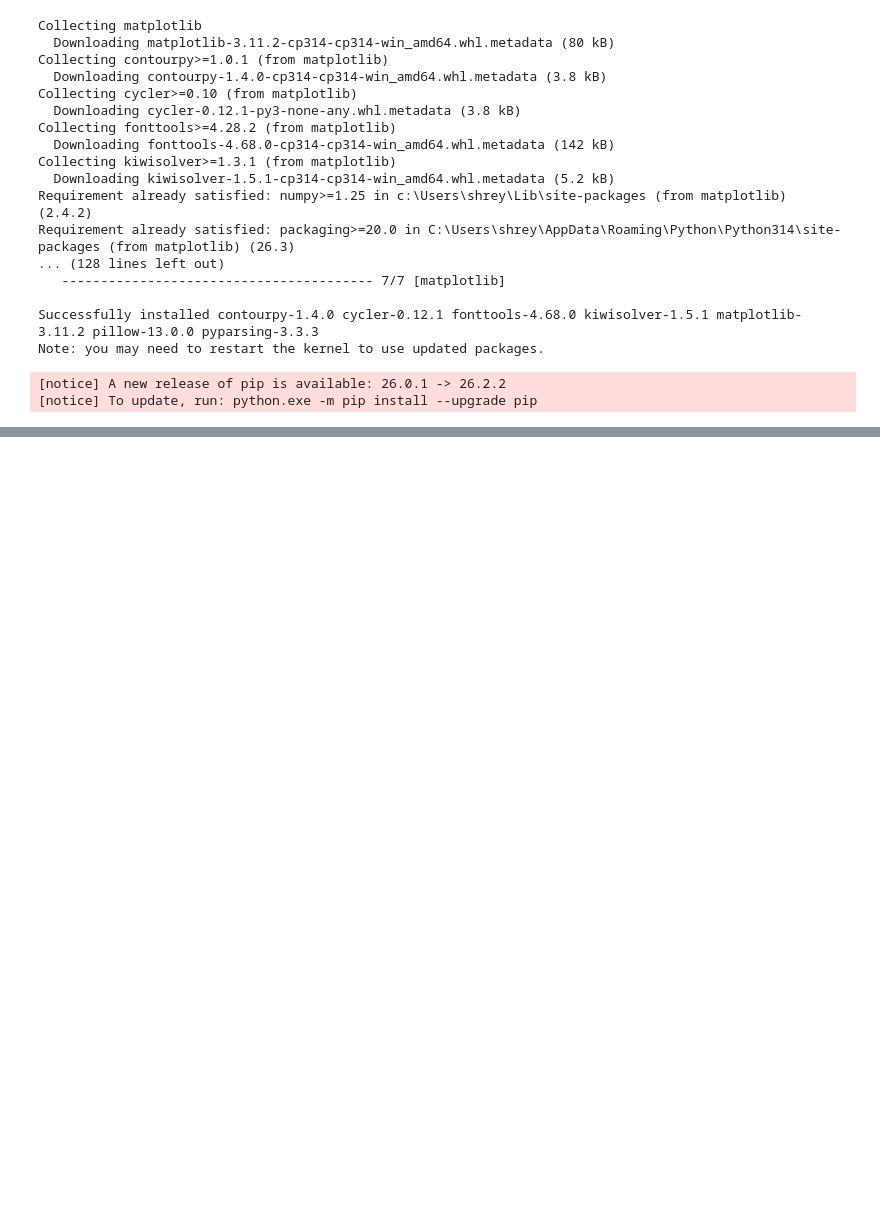
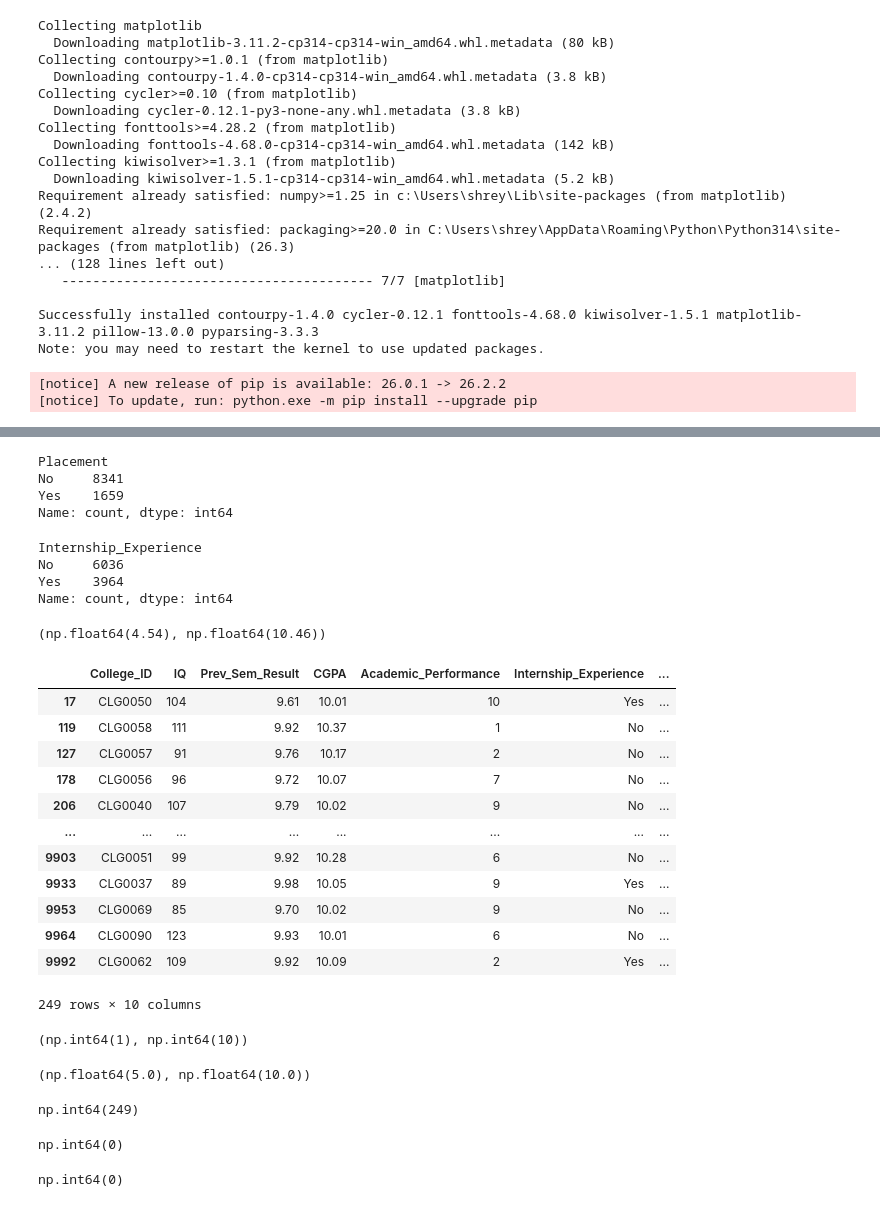
Before and after one commit to Shrexya/College-Placement-Data-Analysis, a Jupyter notebook: Notebook/placement_analysis.ipynb, the cells around one changed output, grey strips where cells are left out. Saved outputs shown, nothing was run; the diff lists cells and outputs as text; code cells hidden in the pictures; blank space fills up the shorter version.

```diff
--- a/Notebook/placement_analysis.ipynb
+++ b/Notebook/placement_analysis.ipynb
@@ -118,0 +151,54 @@ Note: you may need to restart the kernel to use updated packages.
+# %%
+df["Placement"].value_counts()
+# %% [output]
+Placement
+No     8341
+Yes    1659
+Name: count, dtype: int64
+# %%
+df["Internship_Experience"].value_counts()
+# %% [output]
+Internship_Experience
+No     6036
+Yes    3964
+Name: count, dtype: int64
+# %%
+df["CGPA"].min(), df["CGPA"].max()
+# %% [output]
+(np.float64(4.54), np.float64(10.46))
+# %%
+df[df["CGPA"] > 10]
+# %% [output]
+|  | College_ID | IQ | Prev_Sem_Result | CGPA | Academic_Performance | Internship_Experience | ... |
+| 17 | CLG0050 | 104 | 9.61 | 10.01 | 10 | Yes | ... |
+| 119 | CLG0058 | 111 | 9.92 | 10.37 | 1 | No | ... |
+| 127 | CLG0057 | 91 | 9.76 | 10.17 | 2 | No | ... |
+| 178 | CLG0056 | 96 | 9.72 | 10.07 | 7 | No | ... |
+| 206 | CLG0040 | 107 | 9.79 | 10.02 | 9 | No | ... |
+| ... | ... | ... | ... | ... | ... | ... | ... |
+| 9903 | CLG0051 | 99 | 9.92 | 10.28 | 6 | No | ... |
+| 9933 | CLG0037 | 89 | 9.98 | 10.05 | 9 | Yes | ... |
+| 9953 | CLG0069 | 85 | 9.70 | 10.02 | 9 | No | ... |
+| 9964 | CLG0090 | 123 | 9.93 | 10.01 | 6 | No | ... |
+| 9992 | CLG0062 | 109 | 9.92 | 10.09 | 2 | Yes | ... |
+249 rows × 10 columns
+# %%
+df["Academic_Performance"].min(), df["Academic_Performance"].max()
+# %% [output]
+(np.int64(1), np.int64(10))
+# %%
+df["Prev_Sem_Result"].min(), df["Prev_Sem_Result"].max()
+# %% [output]
+(np.float64(5.0), np.float64(10.0))
+# %%
+(df["CGPA"] > 10).sum()
+# %% [output]
+np.int64(249)
+# %%
+(df["CGPA"] < 0).sum()
+# %% [output]
+np.int64(0)
+# %%
+(df["IQ"] < 0).sum()
+# %% [output]
+np.int64(0)
```
Also changed, not shown: parts of 3 cells of this notebook, 5 other files.
